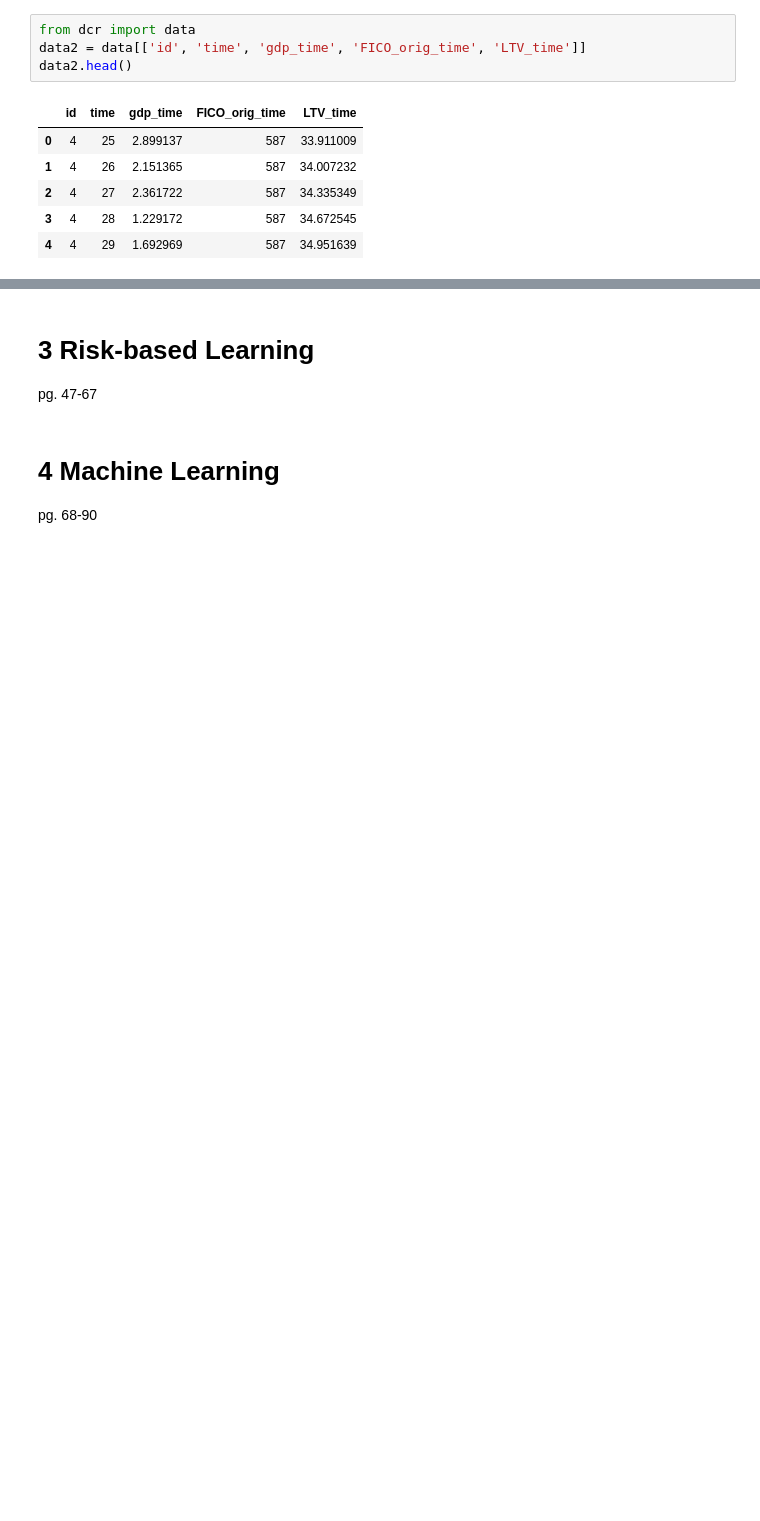
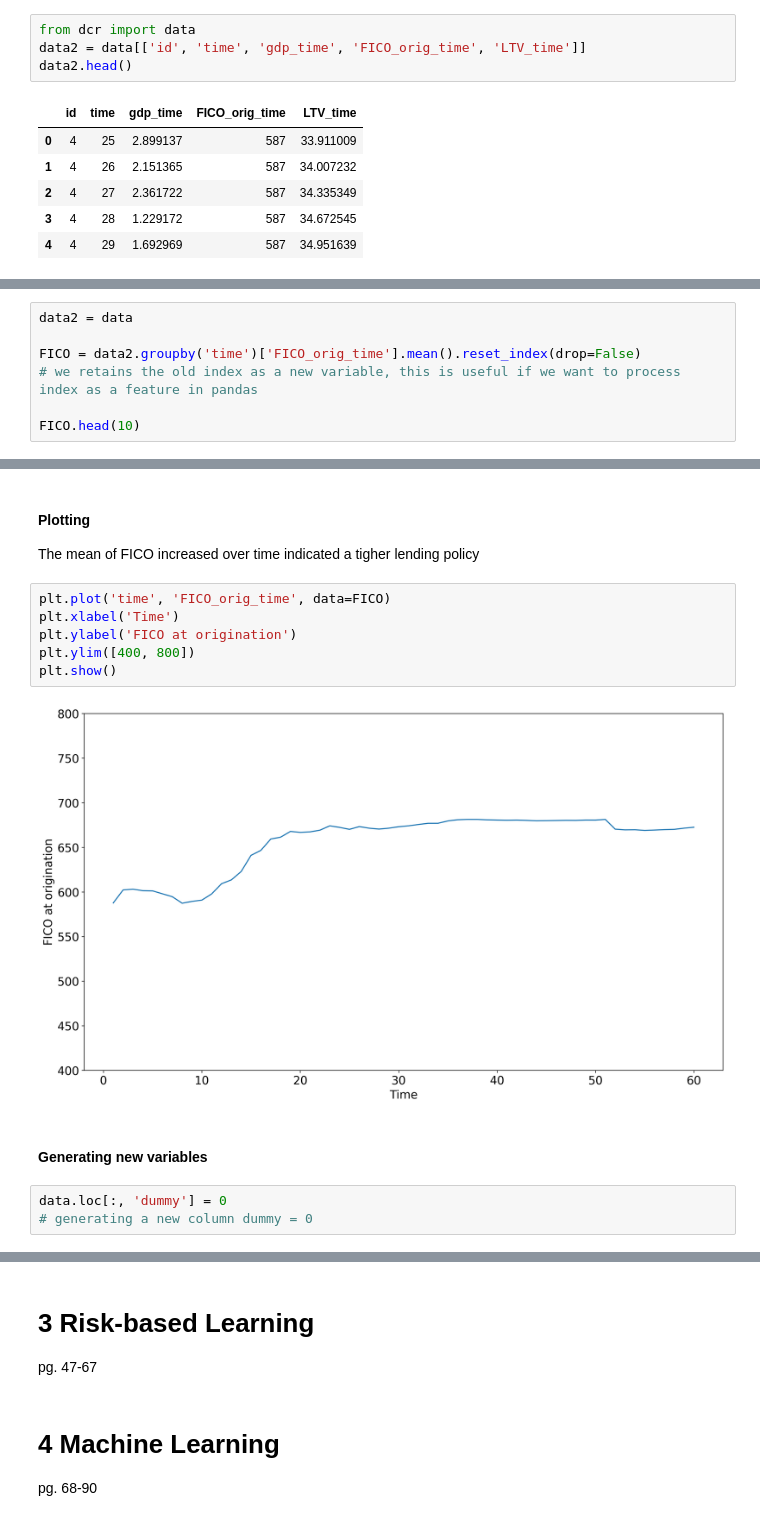
Before and after one commit to lktuan/deep_credit_risk, a Jupyter notebook: notebooks/part1_principle_of_data_learning.ipynb, the cells around one changed output, grey strips where cells are left out. Saved outputs shown, nothing was run; the diff lists cells and outputs as text; blank space fills up the shorter version.

```diff
--- a/notebooks/part1_principle_of_data_learning.ipynb
+++ b/notebooks/part1_principle_of_data_learning.ipynb
@@ -214,0 +319,7 @@ data2.head()
+# %%
+data2 = data
+
+FICO = data2.groupby('time')['FICO_orig_time'].mean().reset_index(drop=False)
+# we retains the old index as a new variable, this is useful if we want to process index as a feature in pandas
+
+FICO.head(10)
@@ -214,0 +338,17 @@ data2.head()
+# %% [markdown]
+#### Plotting
+
+The mean of FICO increased over time indicated a tigher lending policy
+# %%
+plt.plot('time', 'FICO_orig_time', data=FICO)
+plt.xlabel('Time')
+plt.ylabel('FICO at origination')
+plt.ylim([400, 800])
+plt.show()
+# %% [output]
+[figure, added]
+# %% [markdown]
+#### Generating new variables
+# %%
+data.loc[:, 'dummy'] = 0
+# generating a new column dummy = 0
```
Also changed, not shown: parts of 49 cells of this notebook, 1 other file.
